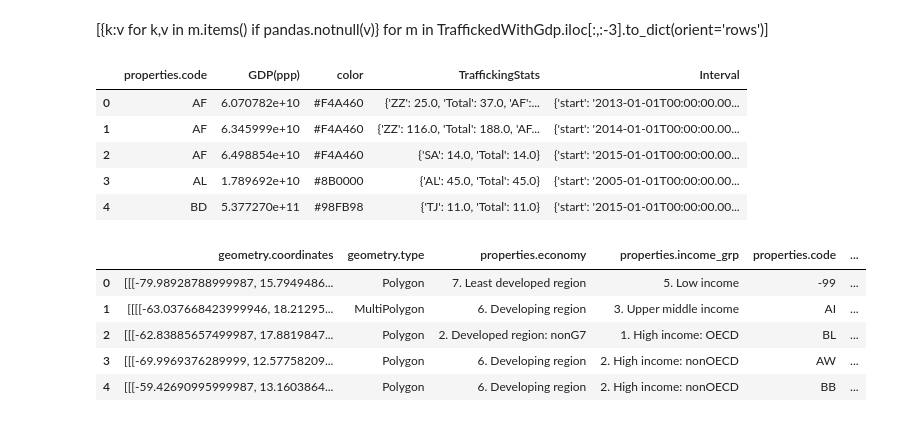
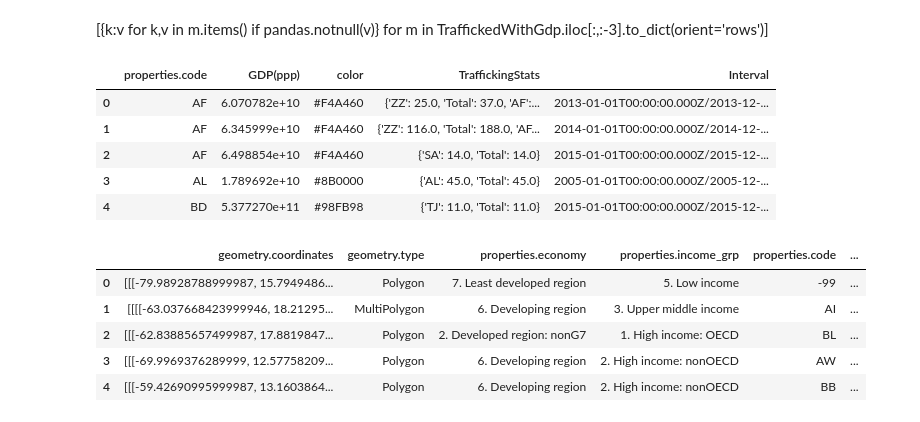
Before and after one commit to benieevelyne/Project2_Neurath, a Jupyter notebook: DataSets/BigMerge.ipynb, the cells around one changed output. Cells and saved outputs as stored; diff of their text form; code cells hidden in the pictures.

```diff
--- a/DataSets/BigMerge.ipynb
+++ b/DataSets/BigMerge.ipynb
@@ -339,16 +339,16 @@ TraffickedWithGdp.to_json("../static/data/TraffickingGDPCounts.json",
                                  orient="records")
 # %%
 TraffickedWithGdp['Interval'] = TraffickedWithGdp['Year'].apply(
-    lambda x: {"start": str(x) + '-01-01T00:00:00.000Z',  "end": str(x) + '-12-31T23:59:59.999Z'})
+    lambda x: str(x) + '-01-01T00:00:00.000Z/' + str(x) + '-12-31T23:59:59.999Z')
 TraffickedWithGdp = TraffickedWithGdp.drop('Year', axis=1)
 TraffickedWithGdp.head()
 # %% [output]
 |  | properties.code | GDP(ppp) | color | TraffickingStats | Interval |
-| 0 | AF | 6.070782e+10 | #F4A460 | {'ZZ': 25.0, 'Total': 37.0, 'AF':... | {'start': '2013-01-01T00:00:00.00... |
-| 1 | AF | 6.345999e+10 | #F4A460 | {'ZZ': 116.0, 'Total': 188.0, 'AF... | {'start': '2014-01-01T00:00:00.00... |
-| 2 | AF | 6.498854e+10 | #F4A460 | {'SA': 14.0, 'Total': 14.0} | {'start': '2015-01-01T00:00:00.00... |
-| 3 | AL | 1.789692e+10 | #8B0000 | {'AL': 45.0, 'Total': 45.0} | {'start': '2005-01-01T00:00:00.00... |
-| 4 | BD | 5.377270e+11 | #98FB98 | {'TJ': 11.0, 'Total': 11.0} | {'start': '2015-01-01T00:00:00.00... |
+| 0 | AF | 6.070782e+10 | #F4A460 | {'ZZ': 25.0, 'Total': 37.0, 'AF':... | 2013-01-01T00:00:00.000Z/2013-12-... |
+| 1 | AF | 6.345999e+10 | #F4A460 | {'ZZ': 116.0, 'Total': 188.0, 'AF... | 2014-01-01T00:00:00.000Z/2014-12-... |
+| 2 | AF | 6.498854e+10 | #F4A460 | {'SA': 14.0, 'Total': 14.0} | 2015-01-01T00:00:00.000Z/2015-12-... |
+| 3 | AL | 1.789692e+10 | #8B0000 | {'AL': 45.0, 'Total': 45.0} | 2005-01-01T00:00:00.000Z/2005-12-... |
+| 4 | BD | 5.377270e+11 | #98FB98 | {'TJ': 11.0, 'Total': 11.0} | 2015-01-01T00:00:00.000Z/2015-12-... |
 # %%
 globe.head()
 # %% [output]
```
Also changed, not shown: parts of 1 cell of this notebook, 4 other files.
